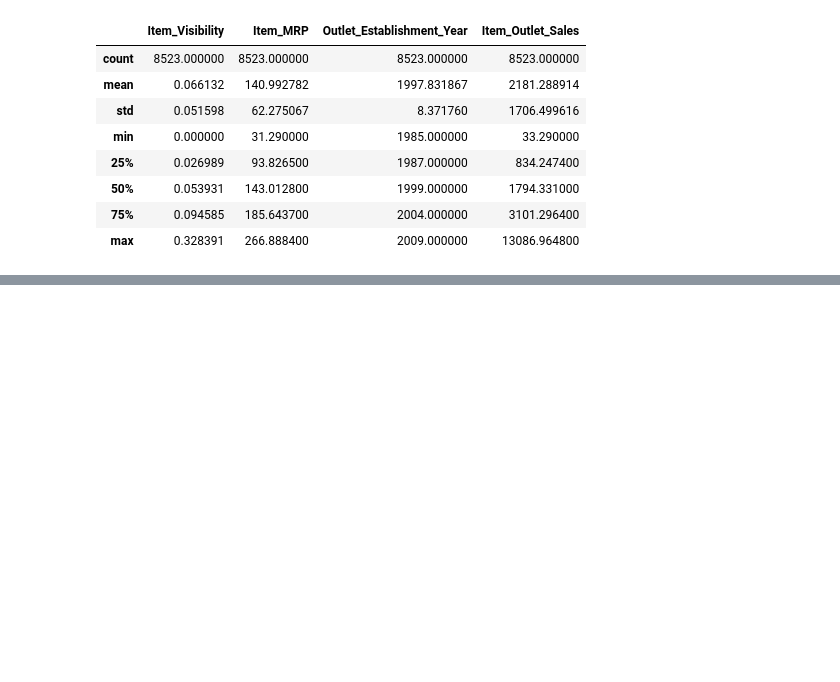
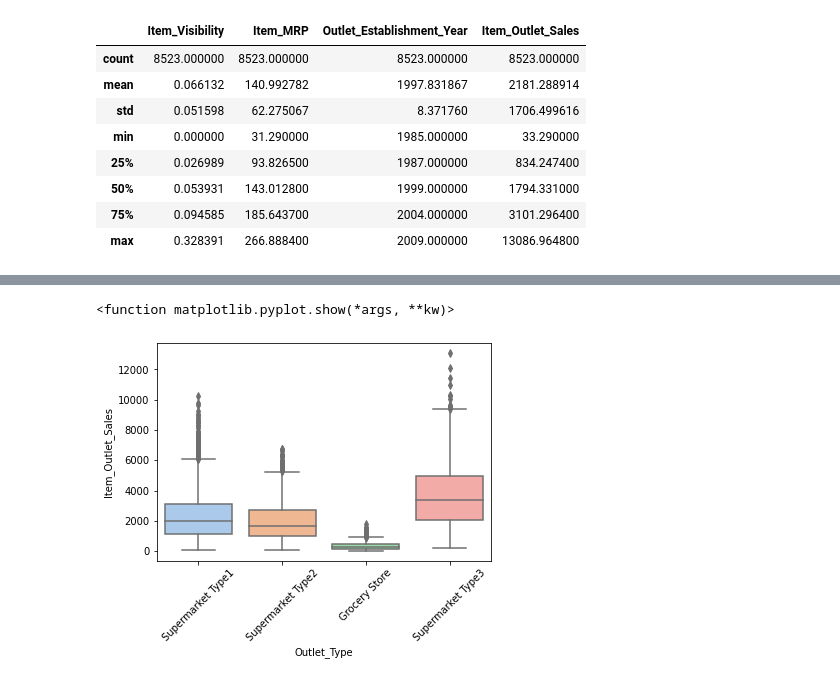
Before and after one commit to YesenniaP/introducci-n-github, a Jupyter notebook: Prediccion_ventas.ipynb, the cells around one changed output, grey strips where cells are left out. Cells and saved outputs as stored; diff of their text form; code cells hidden in the pictures; blank space fills up the shorter version.

```diff
--- a/Prediccion_ventas.ipynb
+++ b/Prediccion_ventas.ipynb
@@ -118,0 +141,14 @@ df.describe()
+# %%
+
+sns.boxplot(data=df, x="Outlet_Type", y="Item_Outlet_Sales", palette="pastel")
+plt.xticks(rotation = 45)
+plt.show
+
+#Con este grafico se puede observar que Supermarket type 3 es el tipo de tienda que mas ventas tiene y que grocery store es donde menos se regristra ventas.
+#si comparamos con lo que se pudo observar con el histograma en el punto anterior, se puede concluir que supermarket type 1 no es el tipo de tiendan que mas vende
+#pero si es el que mas datos concentrados tiene.
+#Tambien se podria concluir con este tipo de visualización que existen mucho datos outliers, seria importante realizar un analisis del cual es el producto que mas
+#vende en cada tipo de tienda
+# %% [output]
+<function matplotlib.pyplot.show(*args, **kw)>
+[figure, added]
```
Also changed, not shown: parts of 11 cells of this notebook.
